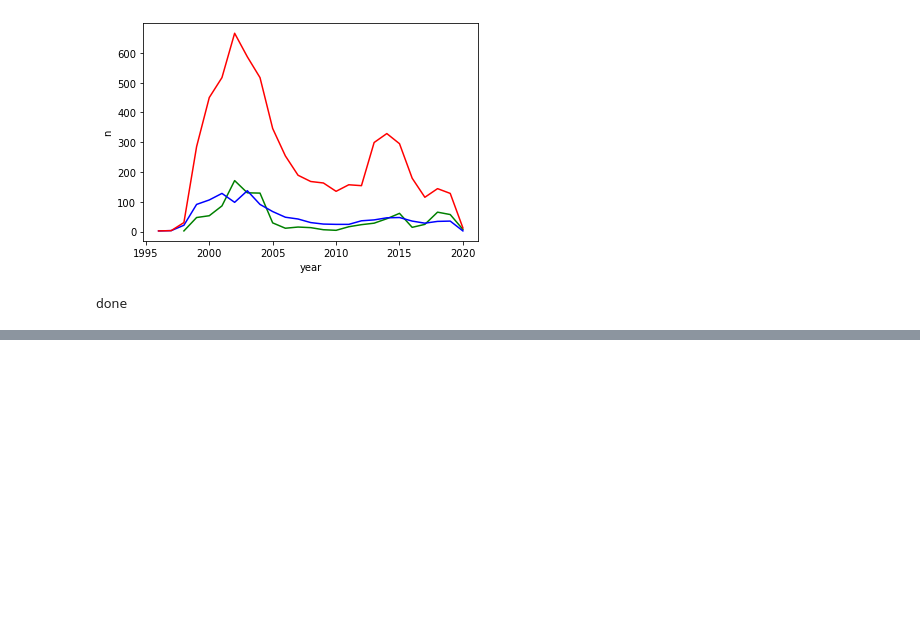
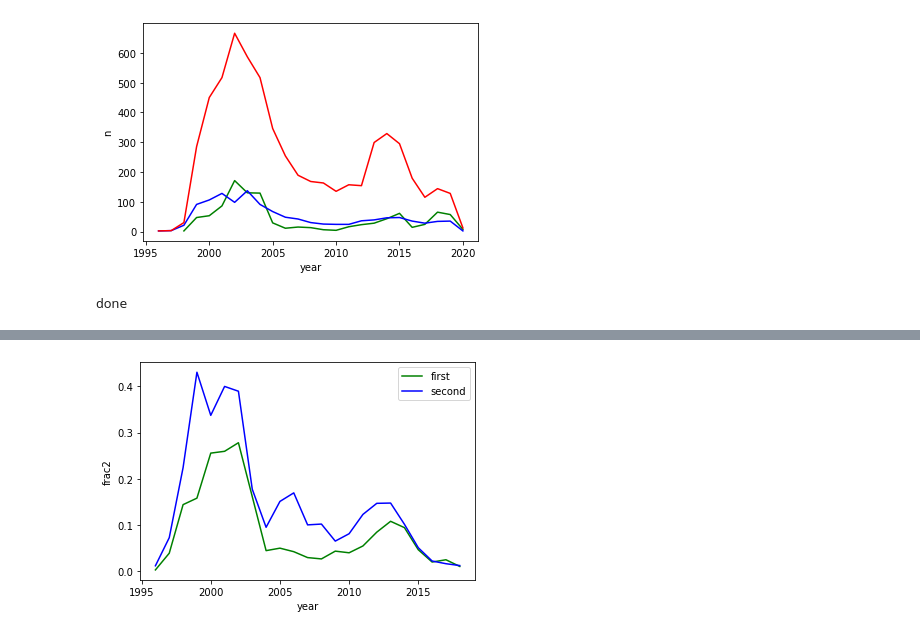
Before and after one commit to crboothb/sciencemag-careers-analysis, a Jupyter notebook: scripts/classifier_test2.ipynb, the cells around one changed output, grey strips where cells are left out. Cells and saved outputs as stored; diff of their text form; code cells hidden in the pictures; blank space fills up the shorter version.

```diff
--- a/scripts/classifier_test2.ipynb
+++ b/scripts/classifier_test2.ipynb
@@ -98,0 +120,7 @@ done
+# %%
+counts_df = clh.pronouns(advice_df)
+
+counts_df["frac1"] = counts_df["first"]/counts_df["wc"]
+counts_df["frac2"] = counts_df["second"]/counts_df["wc"]
+
+counts_df.head()
@@ -98,0 +134,12 @@ done
+# %%
+
+counts_plot_df = counts_df.groupby("year").sum()/12
+
+counts_plot_df = counts_plot_df.reset_index()
+
+# if test == True:
+#     print(df.head())
+#     sns.lineplot(x = w_x, y = "n", color = color, data = df)
+#     plt.pyplot.show()
+
+counts_plot_df
@@ -98,0 +164,8 @@ done
+# %%
+sns.lineplot(x = "year", y = "frac1", color = "green", label="first", data=counts_plot_df)
+sns.lineplot(x = "year", y = "frac2", color = "blue", label="second", data=counts_plot_df)
+# sns.lineplot(x = "year", y = "n", color = "red", data=full_vis)
+
+plt.savefig("../figs/person_advice.png")
+# %% [output]
+[figure, added]
```
Also changed, not shown: parts of 10 cells of this notebook, 1 other file.
